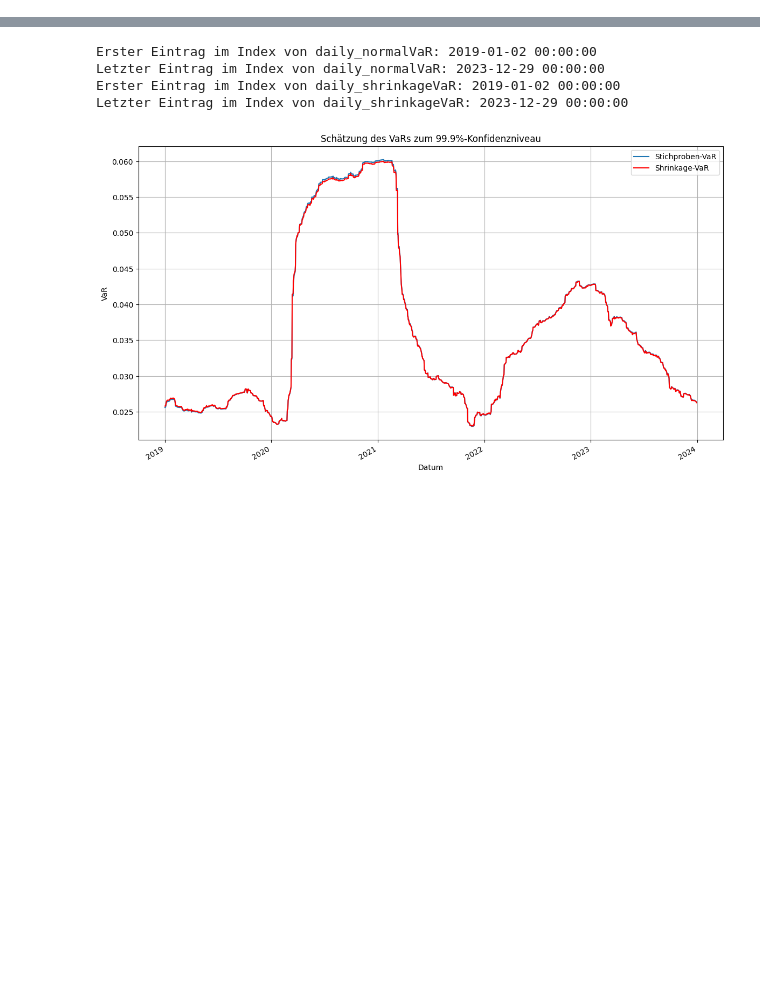
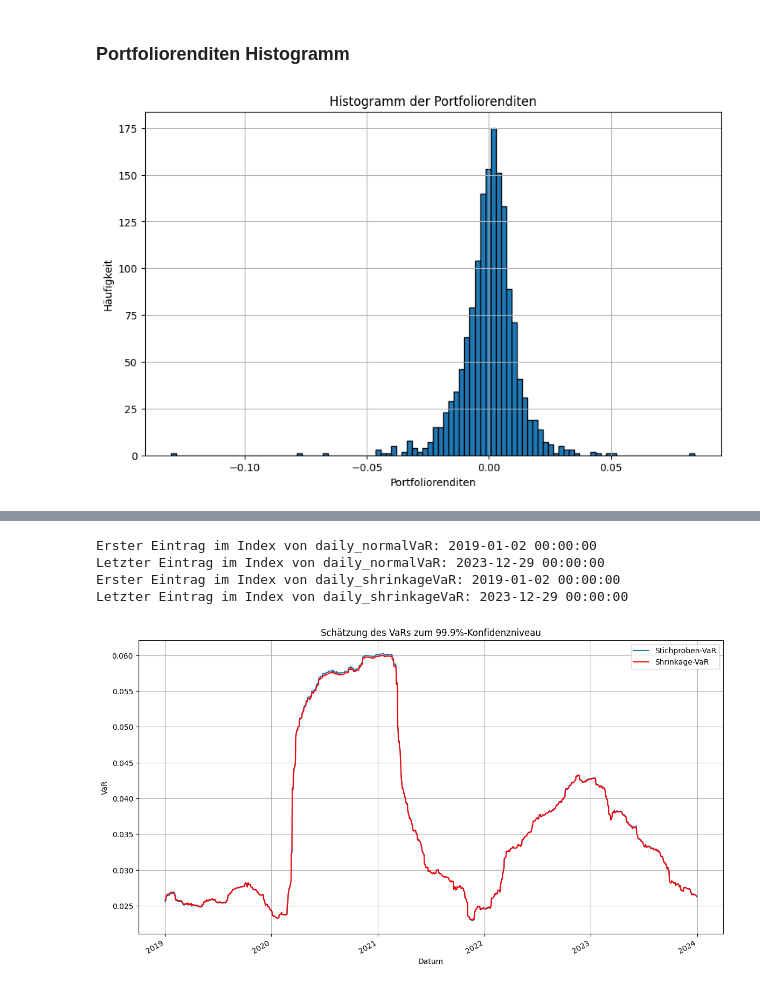
Before and after one commit to minhanhh1/MasterArbeitCode, a Jupyter notebook: SchätzungVaR.ipynb, the cells around one changed output, grey strips where cells are left out. Cells and saved outputs as stored; diff of their text form; code cells hidden in the pictures; blank space fills up the shorter version.

```diff
--- a/SchätzungVaR.ipynb
+++ b/SchätzungVaR.ipynb
@@ -496,0 +77,7 @@ for t in range(testWindowSize):
+# %%
+# LOG Returns
+returns = np.log(df/ df.shift(1))
+returns.index = df.index
+
+pfReturn = returns.mean(axis=1)
+returns.head()
@@ -496,0 +95,4 @@ for t in range(testWindowSize):
+# %%
+# Fehlende Returns entfernen
+returns = returns.dropna()
+pfReturn = pfReturn.dropna()
@@ -496,0 +126,12 @@ for t in range(testWindowSize):
+# %% [markdown]
+### Portfoliorenditen Histogramm
+# %%
+plt.figure(figsize=(10, 6))
+plt.hist(pfReturn, bins=100, edgecolor='black')
+plt.title('Histogramm der Portfoliorenditen')
+plt.xlabel('Portfoliorenditen')
+plt.ylabel('Häufigkeit')
+plt.grid(True)
+plt.show()
+# %% [output]
+[figure, added]
```
Also changed, not shown: parts of 74 cells of this notebook, 7 other files.
